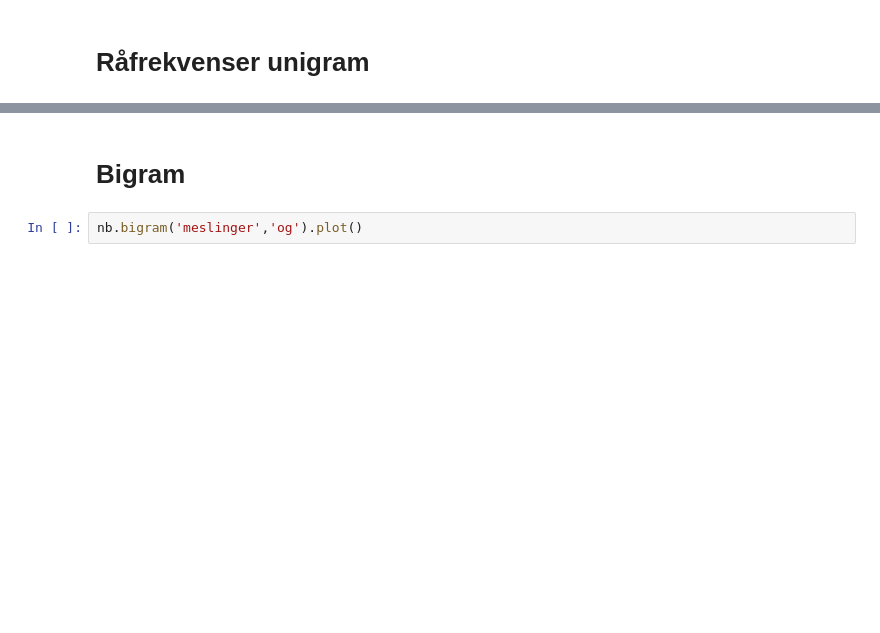
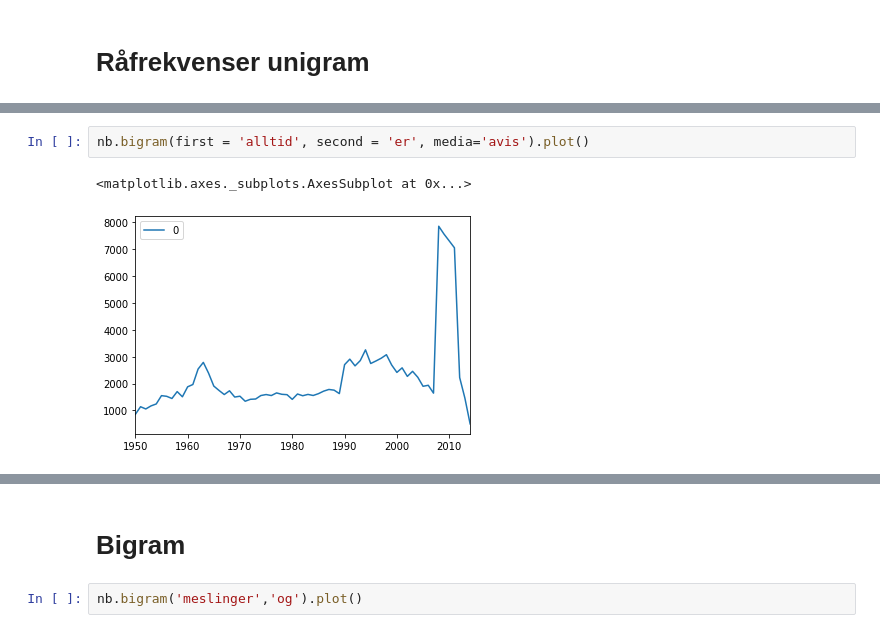
Before and after one commit to Yoonsen/ordboksprosjektet, a Jupyter notebook: Jokertegnsøk.ipynb, the cells around one changed output, grey strips where cells are left out. Saved outputs shown, nothing was run; the diff lists cells and outputs as text; blank space fills up the shorter version.

```diff
--- a/Jokertegnsøk.ipynb
+++ b/Jokertegnsøk.ipynb
@@ -15 +20,6 @@ Updated file `C:\Users\larsj\Documents\GitHub\ordboksprosjektet\wordbank.py`
+# %%
+nb.bigram(first = 'alltid', second = 'er', media='avis').plot()
+# %% [output]
+<matplotlib.axes._subplots.AxesSubplot at 0x...>
+[figure, added]
 # %%
```
Also changed, not shown: parts of 3 cells of this notebook, 1 other file.
